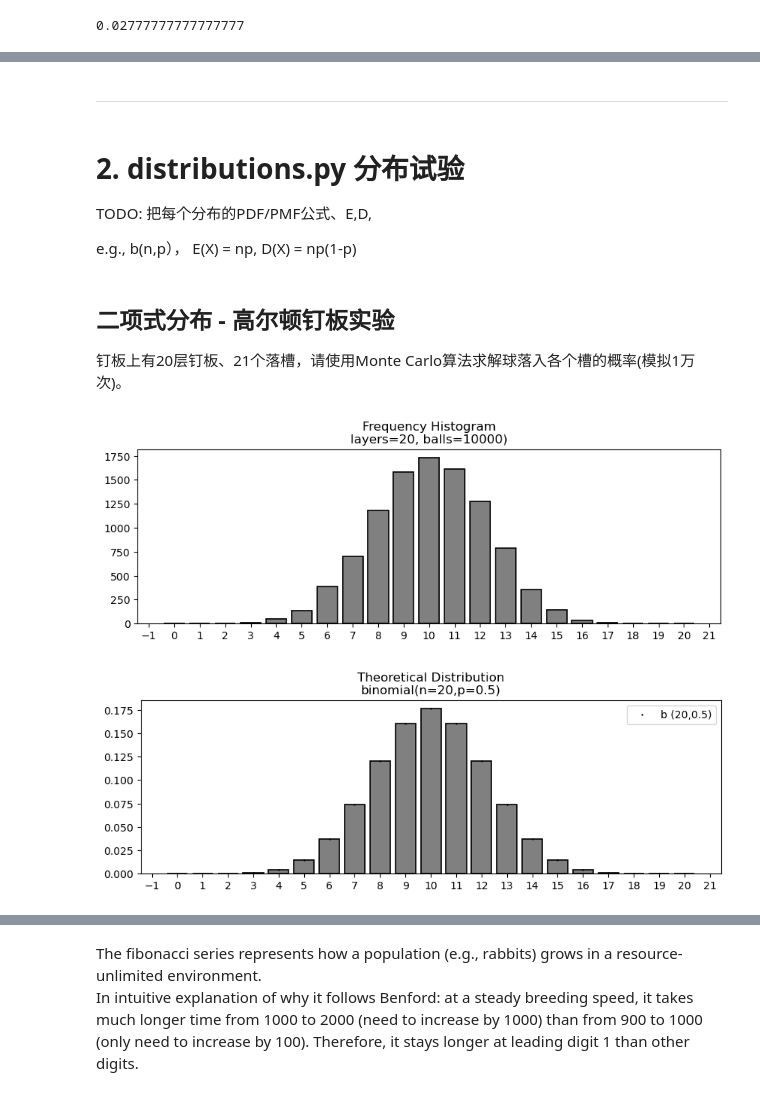
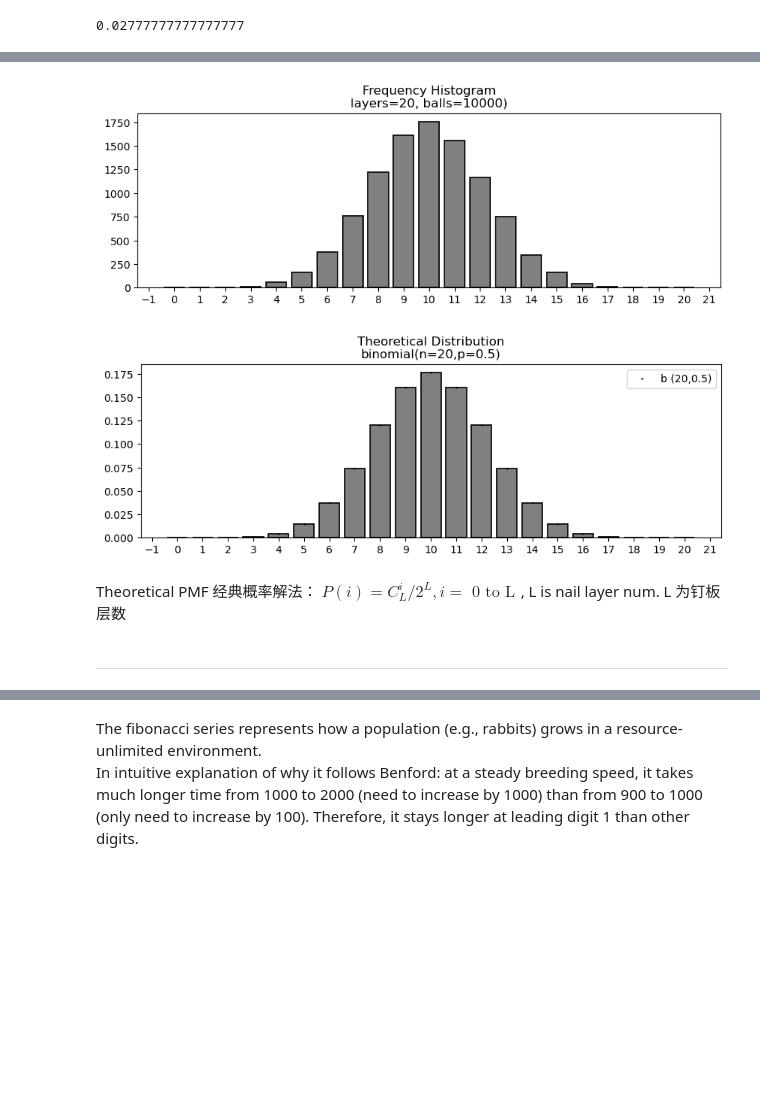
Before and after one commit to zhangys11/mc, a Jupyter notebook: demo.ipynb, the cells around one changed output, grey strips where cells are left out. Cells and saved outputs as stored; diff of their text form; code cells hidden in the pictures; blank space fills up the shorter version.

```diff
--- a/demo.ipynb
+++ b/demo.ipynb
@@ -128,18 +151,10 @@ prisoners_limit(ns = [10, 20, 30, 40, 50, 100, 200, 400, 600, 800, 1000, 1500, 2
+# %%
+_ = experiments.galton_board(num_layers = 20, N = 10000, flavor=1)
+# %% [output]
+[figure, added]
+[figure, added]
+# %% [markdown]
+Theoretical PMF 经典概率解法：
+$P(i) = {{ C_{L}^i } / { 2^L }}, i = \text { 0 to L } $, L is nail layer num. L 为钉板层数
 # %% [markdown]
 <hr/>
-# %% [markdown]
-# 2. distributions.py 分布试验
-
-TODO: 把每个分布的PDF/PMF公式、E,D,
-
-e.g., b(n,p）， E(X) = np, D(X) = np(1-p)
-# %% [markdown]
-## 二项式分布 - 高尔顿钉板实验
-
-
-钉板上有20层钉板、21个落槽，请使用Monte Carlo算法求解球落入各个槽的概率(模拟1万次)。
-# %%
-_ = galton_board(num_layers = 20, N = 10000, flavor=1)
-# %% [output]
-[figure, removed]
-[figure, removed]
```
Also changed, not shown: parts of 120 cells of this notebook, 4 other files.
